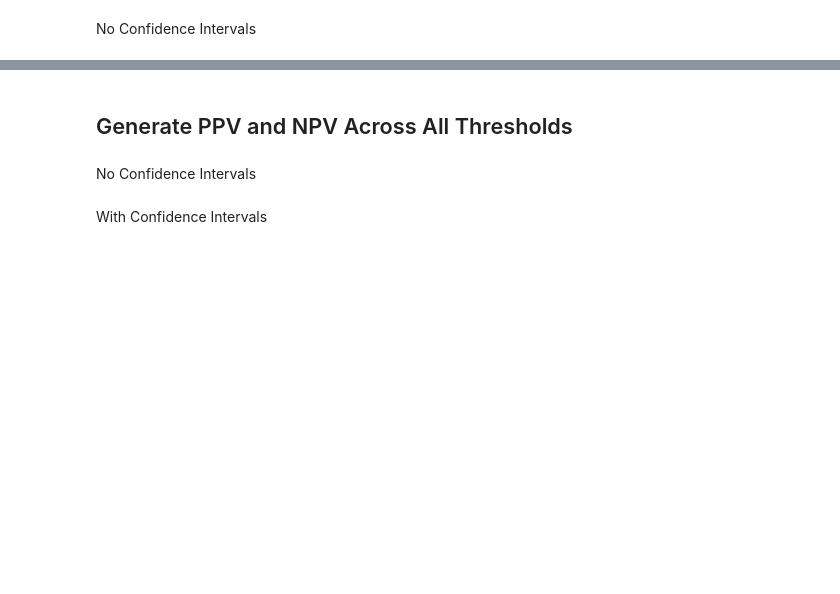
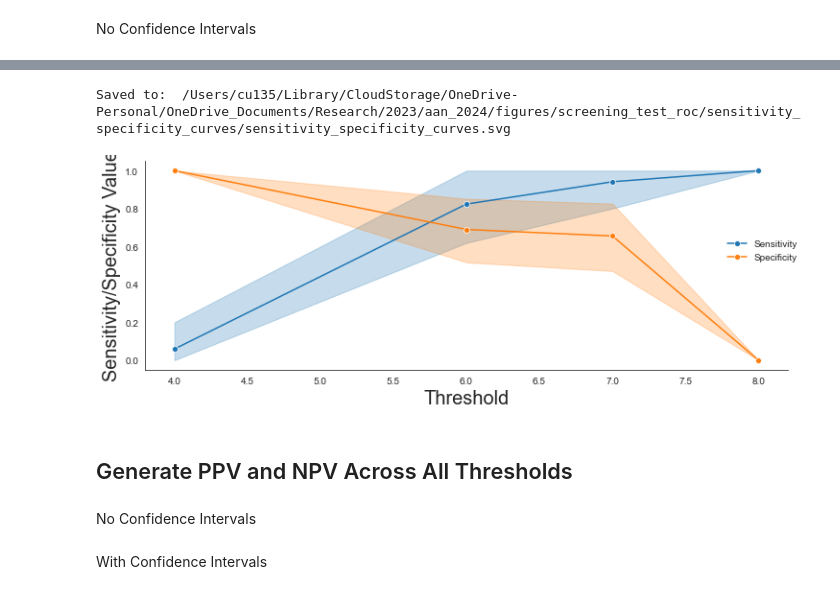
Before and after one commit to Calvinwhow/Research, a Jupyter notebook: nimlab/calvin_utils/notebooks/statistical_notebooks/generic_spreadsheet_functions.ipynb, the cells around one changed output, grey strips where cells are left out. Cells and saved outputs as stored; diff of their text form; code cells hidden in the pictures; blank space fills up the shorter version.

```diff
--- a/nimlab/calvin_utils/notebooks/statistical_notebooks/generic_spreadsheet_functions.ipynb
+++ b/nimlab/calvin_utils/notebooks/statistical_notebooks/generic_spreadsheet_functions.ipynb
@@ -1548,35 +1710,38 @@ confidence_interval_df
 # %%
 import os
 import matplotlib.pyplot as plt
 import seaborn as sns
 
 # Merge the two dataframes on the 'Threshold' column
 df_threshold_metrics = df_threshold_metrics.merge(confidence_interval_df, how='inner', left_on='Threshold', right_on='threshold')
 
 # Plot sensitivity and specificity as functions of threshold
-plt.figure(figsize=(15.5, 6))
+plt.figure(figsize=(12, 4))
 
 # Sensitivity
 sns.lineplot(x="Threshold", y="Sensitivity", data=df_threshold_metrics, marker='o', color="#1f77b4", label="Sensitivity")
 plt.fill_between(df_threshold_metrics['Threshold'], df_threshold_metrics['lower_sensitivity_bound'], df_threshold_metrics['upper_sensitivity_bound'], color='#1f77b4', alpha=0.25)
 
 # Specificity
 sns.lineplot(x="Threshold", y="Specificity", data=df_threshold_metrics, marker='o', color="#ff7f0e", label="Specificity")
 plt.fill_between(df_threshold_metrics['Threshold'], df_threshold_metrics['lower_specificity_bound'], df_threshold_metrics['upper_specificity_bound'], color='#ff7f0e', alpha=0.25)
 
 # Labels
-plt.ylabel('Metric Value', fontsize=13)
-plt.xlabel('Threshold', fontsize=13)
+plt.ylabel('Sensitivity/Specificity Value', fontsize=20)
+plt.xlabel('Threshold', fontsize=20)
 plt.legend(loc=(0.9, 0.5), frameon=False)
 
 sns.despine()
 
 if not os.path.exists(out_dir + '/sensitivity_specificity_curves'):
     os.makedirs(out_dir + '/sensitivity_specificity_curves')
 plt.savefig(out_dir + f'/sensitivity_specificity_curves/sensitivity_specificity_curves.png')
 plt.savefig(out_dir + f'/sensitivity_specificity_curves/sensitivity_specificity_curves.svg')
 df_threshold_metrics.to_csv(out_dir + f'/sensitivity_specificity_curves/sensitivity_specificity_curves_values.csv')
 print('Saved to: ', out_dir + f'/sensitivity_specificity_curves/sensitivity_specificity_curves.svg')
+# %% [output]
+Saved to:  /Users/cu135/Library/CloudStorage/OneDrive-Personal/OneDrive_Documents/Research/2023/aan_2024/figures/screening_test_roc/sensitivity_specificity_curves/sensitivity_specificity_curves.svg
+[figure, added]
 # %% [markdown]
 ## Generate PPV and NPV Across All Thresholds
 # %%
```
Also changed, not shown: parts of 23 cells of this notebook, 11 other files.
